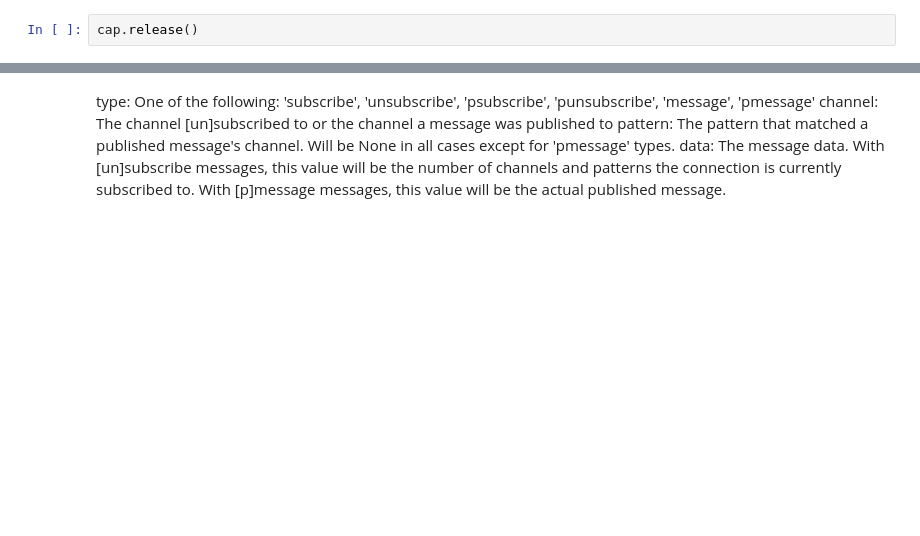
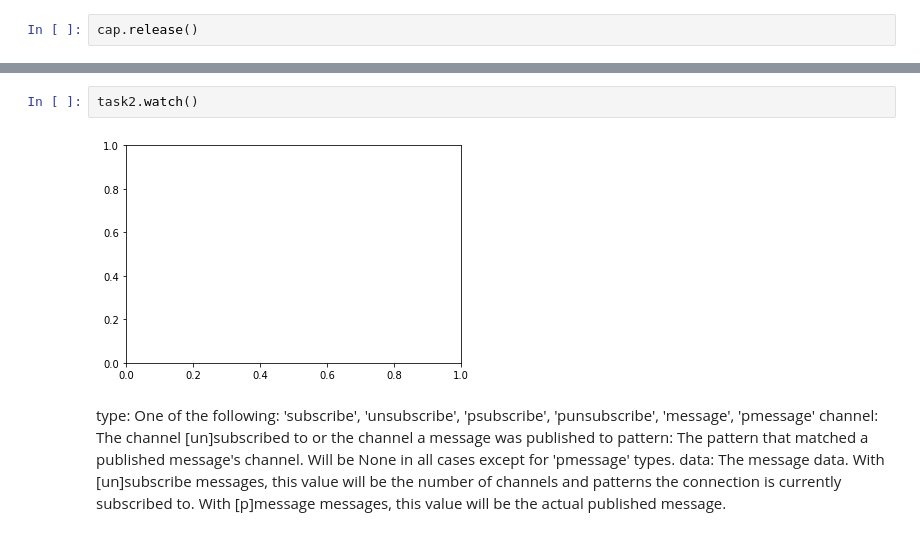
Before and after one commit to averagehat/video-synth, a Jupyter notebook: rpi/opencv-redis-cam.ipynb, the cells around one changed output, grey strips where cells are left out. Drawn from its saved outputs; the diff is of its cells as text; blank space fills up the shorter version.

```diff
--- a/rpi/opencv-redis-cam.ipynb
+++ b/rpi/opencv-redis-cam.ipynb
@@ -105,3 +159,7 @@ pwd
+# %%
+task2.watch()
+# %% [output]
+[figure, added]
 # %% [markdown]
 type: One of the following: 'subscribe', 'unsubscribe', 'psubscribe', 'punsubscribe', 'message', 'pmessage'
 channel: The channel [un]subscribed to or the channel a message was published to
```
Also changed, not shown: parts of 9 cells of this notebook, 1 other file.
